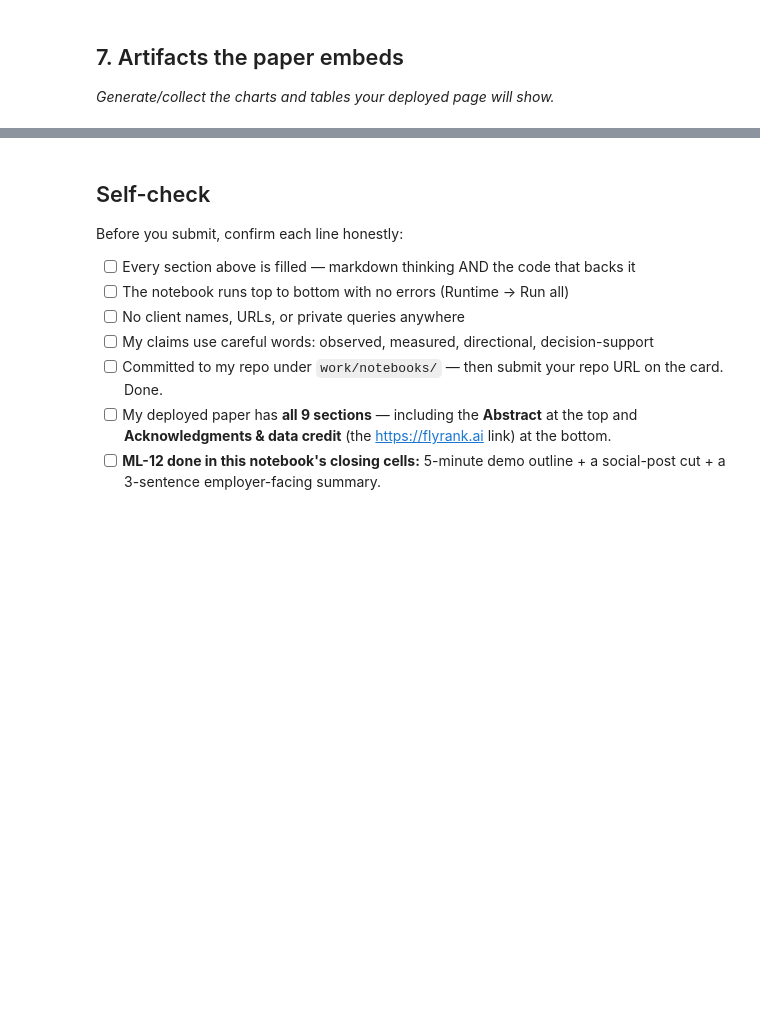
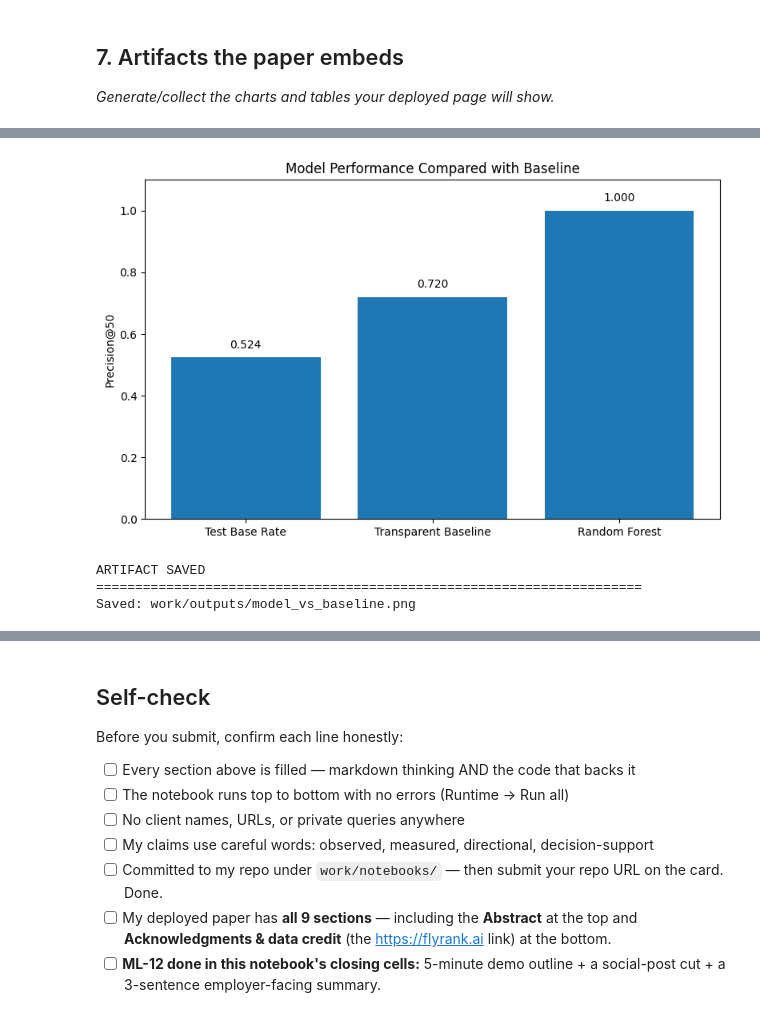
Before and after one commit to samanashfaq05/flyrank-ml-internship, a Jupyter notebook: work/notebooks/capstone.ipynb, the cells around one changed output, grey strips where cells are left out. Drawn from its saved outputs; the diff is of its cells as text; code cells hidden in the pictures; blank space fills up the shorter version.

```diff
--- a/work/notebooks/capstone.ipynb
+++ b/work/notebooks/capstone.ipynb
@@ -587,0 +920,52 @@ NameError: name 'test_df' is not defined
+# %%
+# ============================================================
+# ARTIFACT 1: MODEL VS BASELINE
+# ============================================================
+
+import matplotlib.pyplot as plt
+import os
+
+os.makedirs("work/outputs", exist_ok=True)
+
+# Measured results from the evaluation section
+test_base_rate = 0.524
+baseline_precision = 0.72
+random_forest_precision = 1.0
+
+methods = [
+    "Test Base Rate",
+    "Transparent Baseline",
+    "Random Forest"
+]
+
+scores = [
+    test_base_rate,
+    baseline_precision,
+    random_forest_precision
+]
+
+plt.figure(figsize=(8, 5))
+plt.bar(methods, scores)
+
+plt.ylabel("Precision@50")
+plt.title("Model Performance Compared with Baseline")
+plt.ylim(0, 1.1)
+
+for i, value in enumerate(scores):
+    plt.text(i, value + 0.03, f"{value:.3f}", ha="center")
+
+plt.tight_layout()
+
+output_path = "work/outputs/model_vs_baseline.png"
+
+plt.savefig(output_path, dpi=300)
+plt.show()
+
+print("ARTIFACT SAVED")
+print("=" * 70)
+print("Saved:", output_path)
+# %% [output]
+[figure, added]
+ARTIFACT SAVED
+======================================================================
+Saved: work/outputs/model_vs_baseline.png
```
Also changed, not shown: parts of 17 cells of this notebook.
